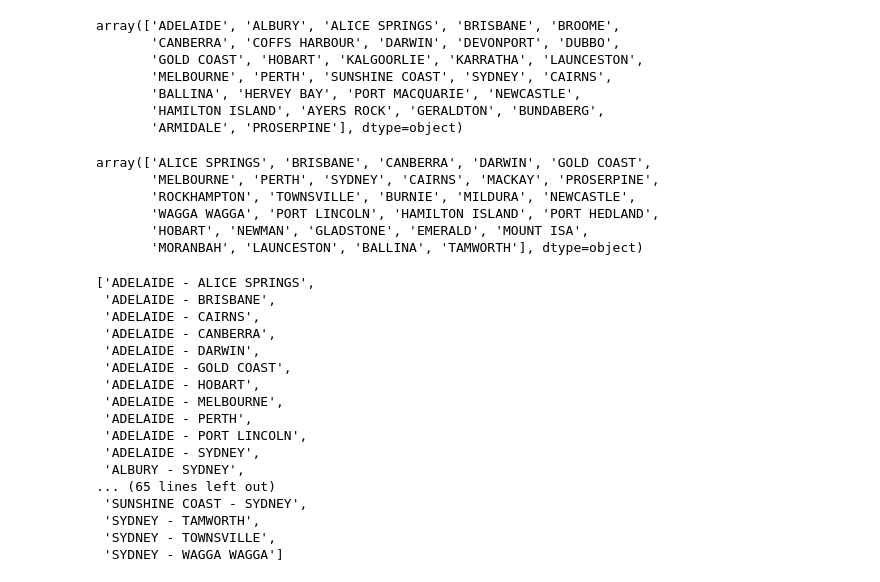
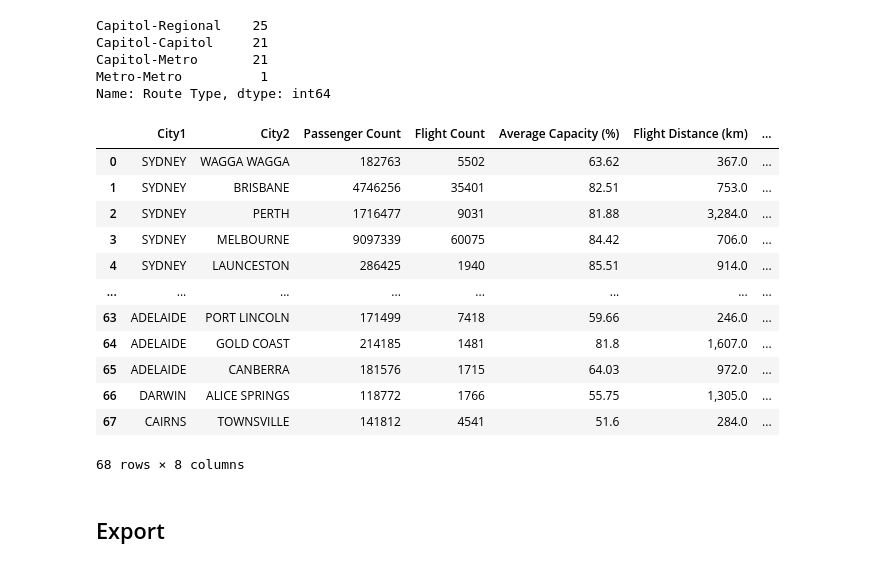
Before and after one commit to Ethan232187/Data-Visualisation-2, a Jupyter notebook: Data_Processing.ipynb, the cells around one changed output. Saved outputs shown, nothing was run; the diff lists cells and outputs as text; code cells hidden in the pictures.

```diff
--- a/Data_Processing.ipynb
+++ b/Data_Processing.ipynb
@@ -185,19 +199,31 @@ PROSERPINE True
+# %%
+city_classes = data_locations.set_index('City')['Class'].to_dict()
+def get_routetype(row):
+    city1_class = city_classes[row['City1']]
+    city2_class = city_classes[row['City2']]
+    return f'{city1_class}-{city2_class}'
+data['Route Type'] = data.apply(get_routetype, axis=1)
+# %%
+data['Route Type'].value_counts()
+# %% [output]
+Capitol-Regional    25
+Capitol-Capitol     21
+Capitol-Metro       21
+Metro-Metro          1
+Name: Route Type, dtype: int64
 # %%
-data['City1'].unique()
+data
 # %% [output]
+|  | City1 | City2 | Passenger Count | Flight Count | Average Capacity (%) | Flight Distance (km) | ... |
+| 0 | SYDNEY | WAGGA WAGGA | 182763 | 5502 | 63.62 | 367.0 | ... |
+| 1 | SYDNEY | BRISBANE | 4746256 | 35401 | 82.51 | 753.0 | ... |
+| 2 | SYDNEY | PERTH | 1716477 | 9031 | 81.88 | 3,284.0 | ... |
+| 3 | SYDNEY | MELBOURNE | 9097339 | 60075 | 84.42 | 706.0 | ... |
+| 4 | SYDNEY | LAUNCESTON | 286425 | 1940 | 85.51 | 914.0 | ... |
+| ... | ... | ... | ... | ... | ... | ... | ... |
+| 63 | ADELAIDE | PORT LINCOLN | 171499 | 7418 | 59.66 | 246.0 | ... |
+| 64 | ADELAIDE | GOLD COAST | 214185 | 1481 | 81.8 | 1,607.0 | ... |
+| 65 | ADELAIDE | CANBERRA | 181576 | 1715 | 64.03 | 972.0 | ... |
+| 66 | DARWIN | ALICE SPRINGS | 118772 | 1766 | 55.75 | 1,305.0 | ... |
+| 67 | CAIRNS | TOWNSVILLE | 141812 | 4541 | 51.6 | 284.0 | ... |
-array(['ADELAIDE', 'ALBURY', 'ALICE SPRINGS', 'BRISBANE', 'BROOME',
-       'CANBERRA', 'COFFS HARBOUR', 'DARWIN', 'DEVONPORT', 'DUBBO',
-       'GOLD COAST', 'HOBART', 'KALGOORLIE', 'KARRATHA', 'LAUNCESTON',
-       'MELBOURNE', 'PERTH', 'SUNSHINE COAST', 'SYDNEY', 'CAIRNS',
-       'BALLINA', 'HERVEY BAY', 'PORT MACQUARIE', 'NEWCASTLE',
-       'HAMILTON ISLAND', 'AYERS ROCK', 'GERALDTON', 'BUNDABERG',
-       'ARMIDALE', 'PROSERPINE'], dtype=object)
+68 rows × 8 columns
-# %%
-data['City2'].unique()
-# %% [output]
-array(['ALICE SPRINGS', 'BRISBANE', 'CANBERRA', 'DARWIN', 'GOLD COAST',
-       'MELBOURNE', 'PERTH', 'SYDNEY', 'CAIRNS', 'MACKAY', 'PROSERPINE',
-       'ROCKHAMPTON', 'TOWNSVILLE', 'BURNIE', 'MILDURA', 'NEWCASTLE',
-       'WAGGA WAGGA', 'PORT LINCOLN', 'HAMILTON ISLAND', 'PORT HEDLAND',
-       'HOBART', 'NEWMAN', 'GLADSTONE', 'EMERALD', 'MOUNT ISA',
-       'MORANBAH', 'LAUNCESTON', 'BALLINA', 'TAMWORTH'], dtype=object)
@@ -206,20 +230,2 @@ trips = pd.Series(data['City1']+' - '+data['City2']).unique()
-# %%
-sorted(trips)
-# %% [output]
-['ADELAIDE - ALICE SPRINGS',
- 'ADELAIDE - BRISBANE',
- 'ADELAIDE - CAIRNS',
- 'ADELAIDE - CANBERRA',
- 'ADELAIDE - DARWIN',
- 'ADELAIDE - GOLD COAST',
- 'ADELAIDE - HOBART',
- 'ADELAIDE - MELBOURNE',
- 'ADELAIDE - PERTH',
- 'ADELAIDE - PORT LINCOLN',
- 'ADELAIDE - SYDNEY',
- 'ALBURY - SYDNEY',
-... (65 lines left out)
- 'SUNSHINE COAST - SYDNEY',
- 'SYDNEY - TAMWORTH',
- 'SYDNEY - TOWNSVILLE',
- 'SYDNEY - WAGGA WAGGA']
+# %% [markdown]
+## Export
```
Also changed, not shown: parts of 17 cells of this notebook, 7 other files.
